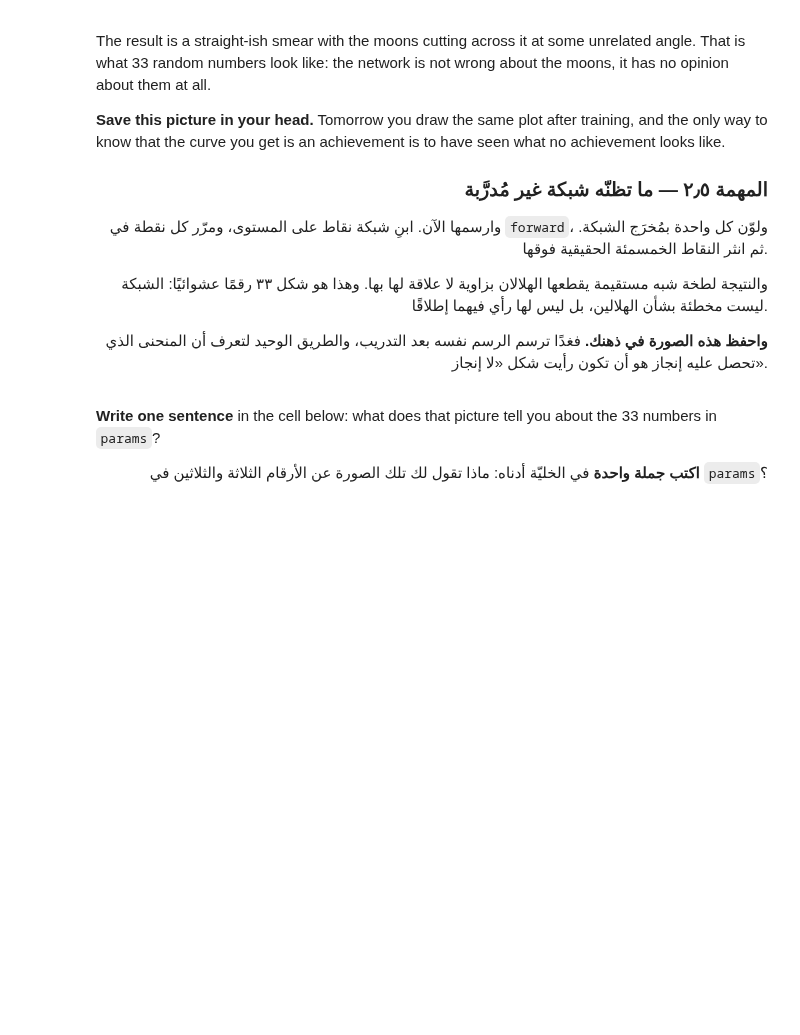
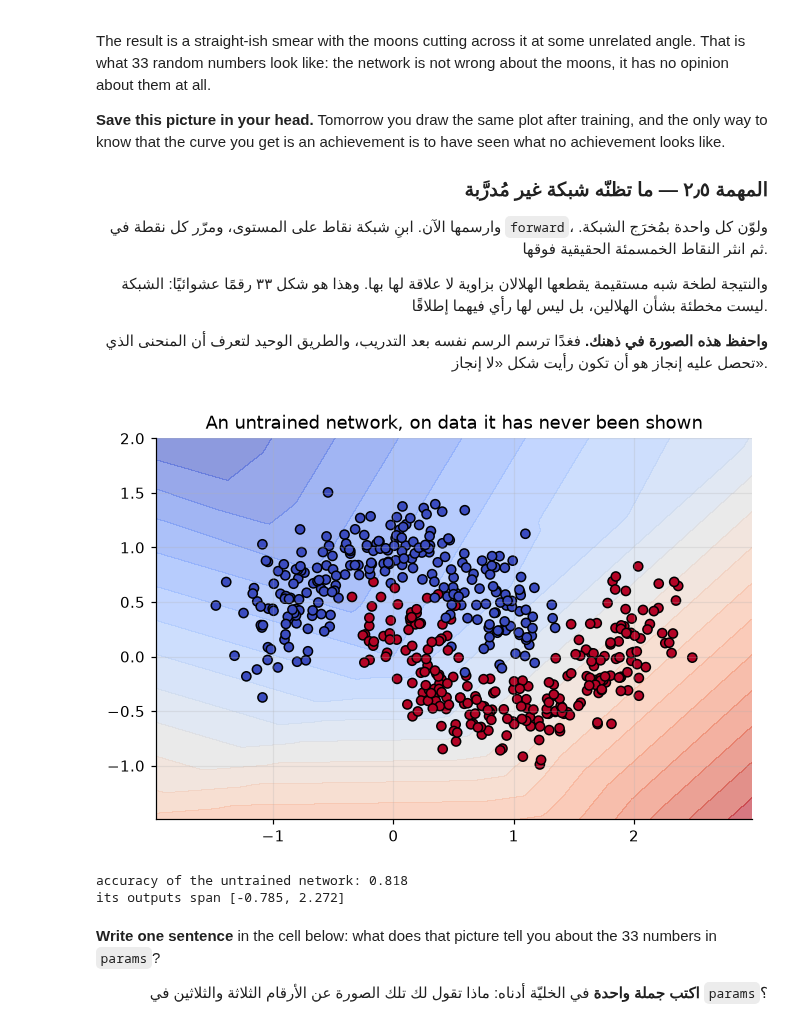
Before and after one commit to albandricx/AIEP_Olo_student, a Jupyter notebook: week_3_neural_networks/labs/D2_forward_pass/D2_forward_pass_blank.ipynb, the cells around one changed output. Saved outputs shown, nothing was run; the diff lists cells and outputs as text; code cells hidden in the pictures; blank space fills up the shorter version.

Commit message:
D2 forward pass lab

```diff
--- a/week_3_neural_networks/labs/D2_forward_pass/D2_forward_pass_blank.ipynb
+++ b/week_3_neural_networks/labs/D2_forward_pass/D2_forward_pass_blank.ipynb
@@ -519,6 +564,25 @@ This is the one piece of advice in this lab that is about software rather than a
 
 # TODO: Write forward(params, X) -> (output, cache) with z1, a1 and z2 in the cache.
 # مهمة: اكتب `forward(params, X)` ← `(output, cache)` وفي الذاكرة `z1` و`a1` و`z2`.
+def forward(params, X):
+    W1 = params["W1"]
+    b1 = params["b1"]
+    W2 = params["W2"]
+    b2 = params["b2"]
+
+    z1 = X @ W1 + b1
+    a1 = torch.relu(z1)
+
+    z2 = a1 @ W2 + b2
+    output = z2
+
+    cache = {
+        "z1": z1,
+        "a1": a1,
+        "z2": z2
+    }
+
+    return output, cache
 check_out, check_cache = forward(LECTURE, torch.tensor([[1.0, 2.0]]))
 print(f"a1 through forward(): {check_cache['a1'][0].tolist()}   "
       f"(hand: {HAND_A1.tolist()})")
@@ -676,33 +774,70 @@ to know that the curve you get is an achievement is to have seen what no achieve
 #    boundary is not cut off at the edge of the data. 200 points per axis is
 #    plenty. Pass indexing="xy" so the grid is laid out the way matplotlib expects.
 # 2) Stack the grid into an (n, 2) tensor with .ravel() and torch.column_stack, run
 #    forward on it once, then reshape the output back to the grid's shape.
 # 3) contourf for the surface, then scatter the real points by class on top.
 #    matplotlib accepts CPU tensors directly.
 # 4) Wrap it in a function — you will call it again tomorrow on a trained network.
 # Search: "torch meshgrid indexing xy matplotlib contourf decision boundary"
 # https://pytorch.org/docs/stable/generated/torch.meshgrid.html
 #
 # ١) `torch.meshgrid` على مدى `torch.linspace` لـ `x1` و`x2` مع هامش كي لا يُقطع الحدّ
 #    عند حافة البيانات. ومئتا نقطة لكل محور تكفي. ومرّر `indexing="xy"` لتُرتَّب
 #    الشبكة كما تتوقّعها matplotlib.
 # ٢) رصّ الشبكة في تنسور `(n, 2)` بـ `.ravel()` و`torch.column_stack`، ومرّرها في
 #    `forward` مرة واحدة، ثم أعِد تشكيل المُخرَج إلى شكل الشبكة.
 # ٣) `contourf` للسطح، ثم انثر النقاط الحقيقية فوقه مصنّفةً بفئتها. وتقبل matplotlib
 #    تنسورات المعالج (CPU) مباشرة.
 # ٤) لُفَّها في دالة — فستناديها غدًا على شبكة مُدرَّبة.
 # ابحث عن: "torch meshgrid indexing xy matplotlib contourf decision boundary"
 # ────────────────────────────────────────────────────────────────────
 
 # TODO: Write plot_boundary(params, title): grid, forward, contourf, scatter.
 # مهمة: اكتب `plot_boundary(params, title)`: شبكة نقاط، ثم `forward`، ثم `contourf`، ثم نثر.
+def plot_boundary(params, title):
+    x_min, x_max = X[:, 0].min() - 0.5, X[:, 0].max() + 0.5
+    y_min, y_max = X[:, 1].min() - 0.5, X[:, 1].max() + 0.5
+
+    xx, yy = torch.meshgrid(
+        torch.linspace(x_min, x_max, 200),
+        torch.linspace(y_min, y_max, 200),
+        indexing="ij"
+    )
+
+    grid = torch.stack([xx.ravel(), yy.ravel()], dim=1)
+
+    output, _ = forward(params, grid)
+    output = output.reshape(xx.shape)
+
+    plt.contourf(
+        xx.numpy(),
+        yy.numpy(),
+        output.detach().numpy(),
+        levels=20,
+        alpha=0.6,
+        cmap="coolwarm"
+    )
+
+    plt.scatter(
+        X[:, 0].numpy(),
+        X[:, 1].numpy(),
+        c=y.numpy(),
+        cmap="coolwarm",
+        edgecolors="black"
+    )
+
+    plt.title(title)
 plot_boundary(params, "An untrained network, on data it has never been shown")
 plt.show()
 untrained_output, _ = forward(params, X)
 untrained_accuracy = ((untrained_output > 0.5) == y).double().mean().item()
 print(f"accuracy of the untrained network: {untrained_accuracy:.3f}")
 print(f"its outputs span [{untrained_output.min():.3f}, "
       f"{untrained_output.max():.3f}]")
+# %% [output]
+[figure, added]
+accuracy of the untrained network: 0.818
+its outputs span [-0.785, 2.272]
 # %% [markdown]
 **Write one sentence** in the cell below: what does that picture tell you about the 33 numbers in
 `params`?
```
Also changed, not shown: parts of 12 cells of this notebook.
